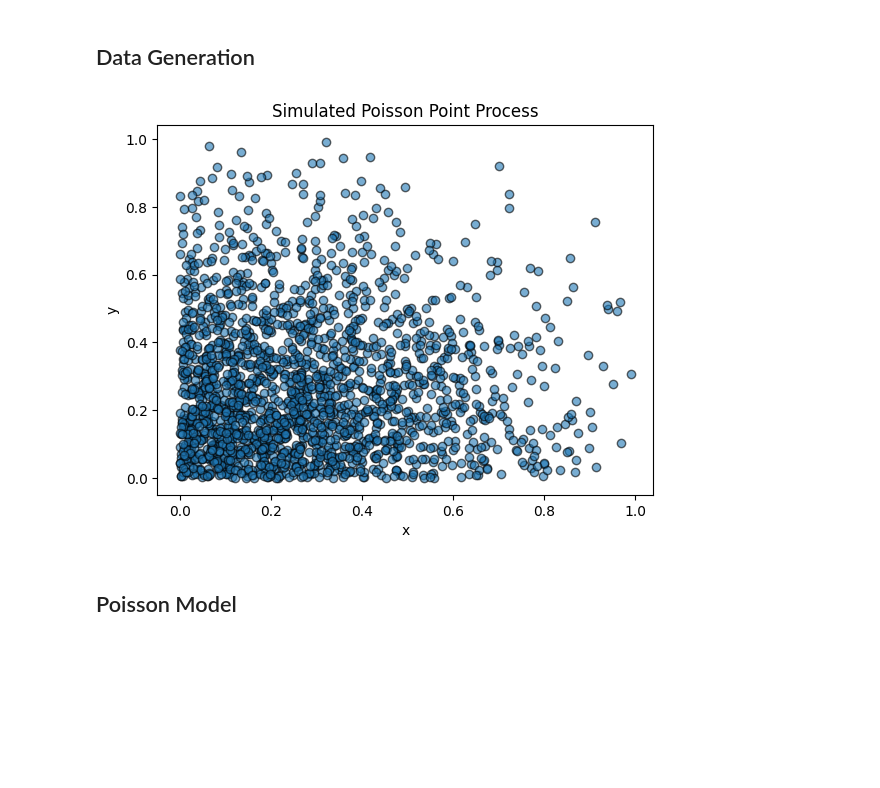
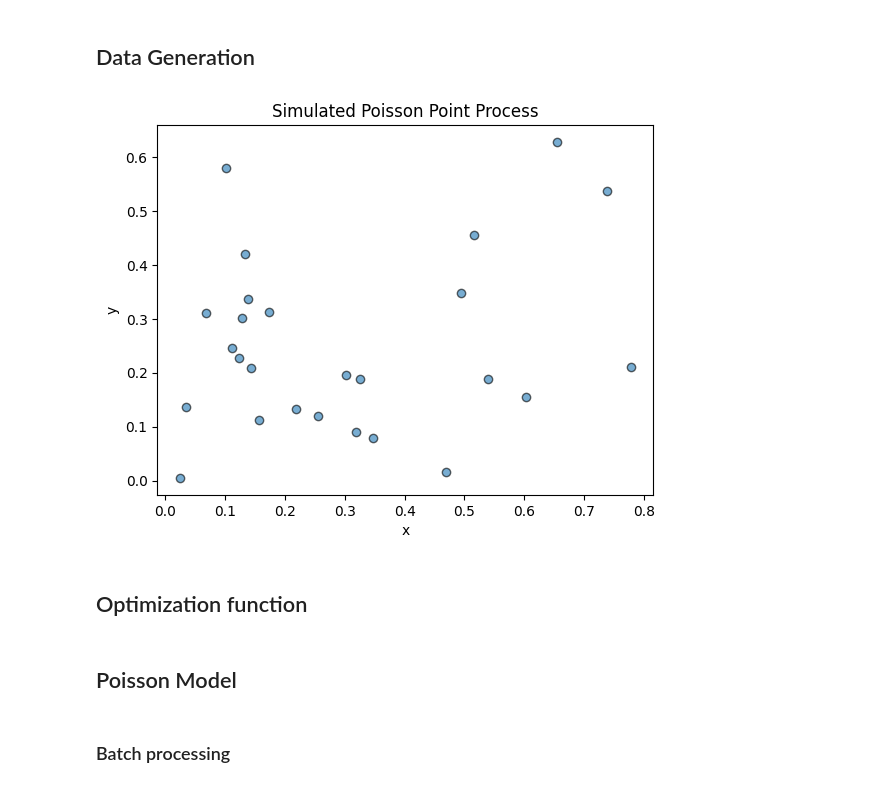
Before and after one commit to katonapng/score_matching, a Jupyter notebook: score_matching_poisson.ipynb, the cells around one changed output. Saved outputs shown, nothing was run; the diff lists cells and outputs as text; code cells hidden in the pictures; blank space fills up the shorter version.

```diff
--- a/score_matching_poisson.ipynb
+++ b/score_matching_poisson.ipynb
@@ -47,15 +47,18 @@ def generate_poisson_points(kappa, scale, region):
     accepted_points = candidates[acceptance_mask]
     return accepted_points.numpy()
 # %%
-kappa = torch.tensor([10000.0])
+kappa = torch.tensor([100.0])
 scale = torch.tensor([0.5])
 
 region = ((0, 1), (0, 1))  # A square domain in 2D
 # %%
 num_samples = 10000
 samples = []
+x_test = None
 for _ in range(num_samples):
     x_t = generate_poisson_points(kappa, scale, region)
+    if x_test is None:
+        x_test = x_t.copy()
     samples.append(torch.tensor(x_t))
 # %%
 X = pad_sequence(samples, batch_first=True, padding_value=0)
@@ -71,8 +74,10 @@ loader_val = FastTensorDataLoader(X_val, batch_size=1000, shuffle=True)
 # %%
-plt.scatter(x_t[:, 0], x_t[:, 1], alpha=0.6, edgecolor='k')
+plt.scatter(x_test[:, 0], x_test[:, 1], alpha=0.6, edgecolor='k')
 plt.title("Simulated Poisson Point Process")
 plt.xlabel("x")
 plt.ylabel("y")
 plt.show()
 # %% [output]
-[figure, old version]
+[figure, new version]
+# %% [markdown]
+## Optimization function
@@ -147,3 +153,5 @@ def optimize_theta(loader_train, nn_model, num_epochs=1000, learning_rate=1e-3):
+# %% [markdown]
+### Batch processing
 # %%
 start_time = time.time()
 epochs = 100
```
Also changed, not shown: parts of 17 cells of this notebook.
